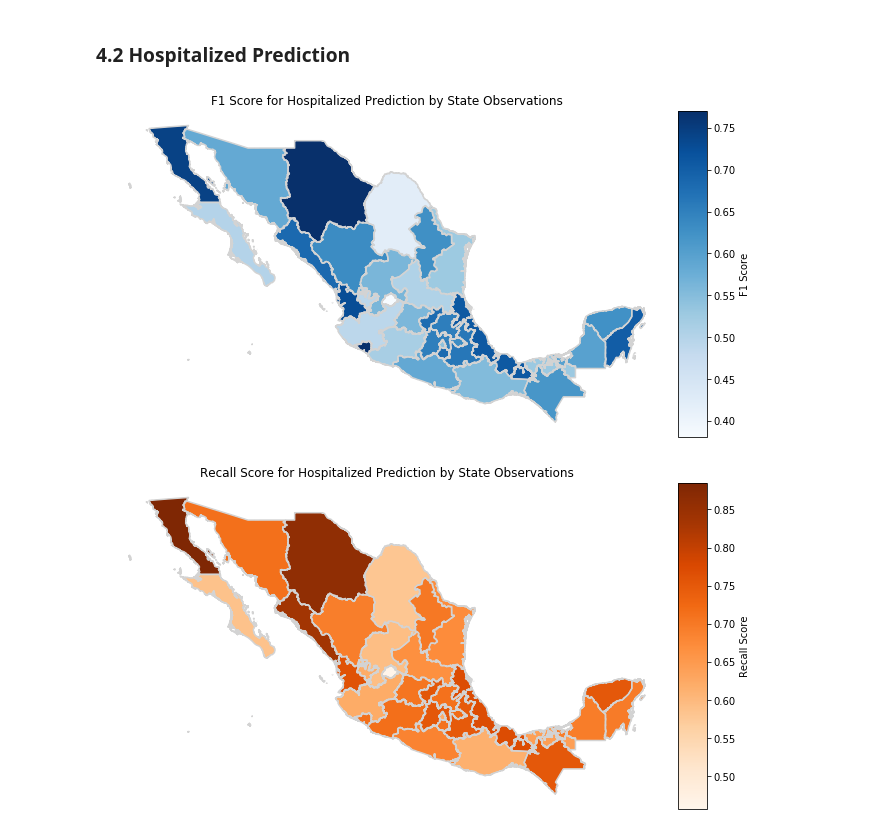
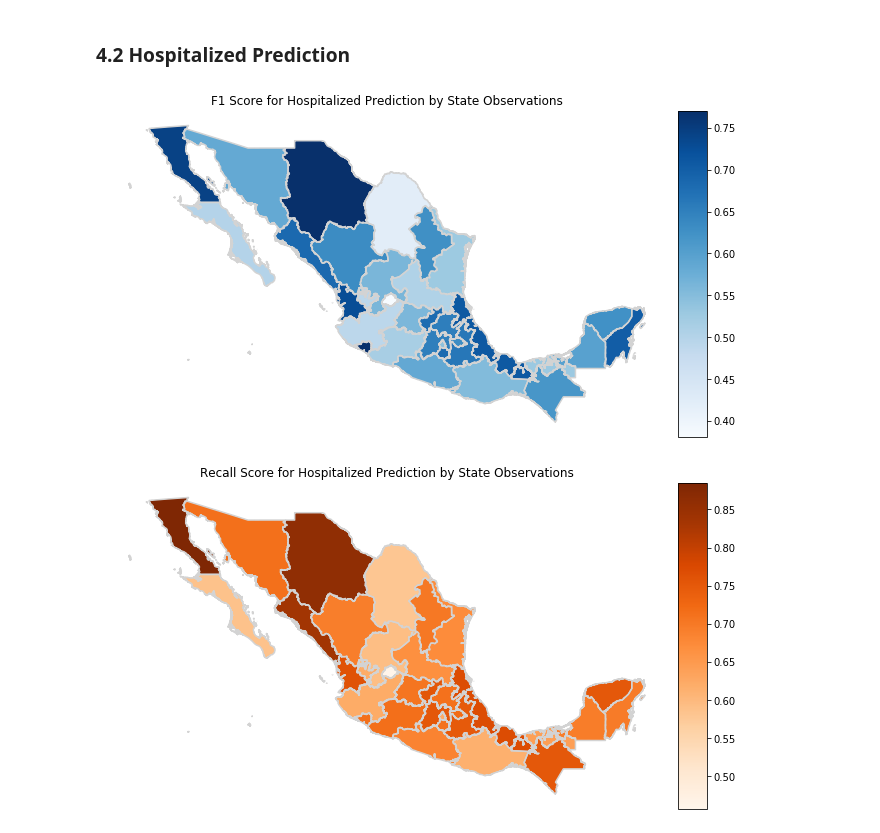
Before and after one commit to ml-project-2020/covid, a Jupyter notebook: Random Forest Model.ipynb, the cells around one changed output. Drawn from its saved outputs; the diff is of its cells as text; code cells hidden in the pictures.

```diff
--- a/Random Forest Model.ipynb
+++ b/Random Forest Model.ipynb
@@ -598,24 +618,22 @@ ax.set_title("F1 Score for Hospitalized Prediction by State Observations")
 divider = make_axes_locatable(ax)
 cax = divider.append_axes("right", size="5%", pad=0.1)
 ax = results_en.plot(column='f1_h', cmap='Blues', legend=True,
-                          legend_kwds={'label': "F1 Score"},
                           ax=ax, cax=cax)
 results_en.boundary.plot(color='lightgrey',ax =ax)
 ax.axis('off')
 plt.show()
 # %% [output]
-[figure, old version]
+[figure, new version]
 # %%
 from mpl_toolkits.axes_grid1 import make_axes_locatable
 fig, ax = plt.subplots(figsize=(15,6))
 ax.set_title("Recall Score for Hospitalized Prediction by State Observations")
 divider = make_axes_locatable(ax)
 cax = divider.append_axes("right", size="5%", pad=0.1)
 ax = results_en.plot(column='recall_h', cmap='Oranges', legend=True,
-                          legend_kwds={'label': "Recall Score"},
                           ax=ax, cax=cax)
 results_en.boundary.plot(color='lightgrey',ax =ax)
 ax.axis('off')
 plt.show()
 # %% [output]
-[figure, old version]
+[figure, new version]
```
Also changed, not shown: parts of 12 cells of this notebook, 1 other file.
